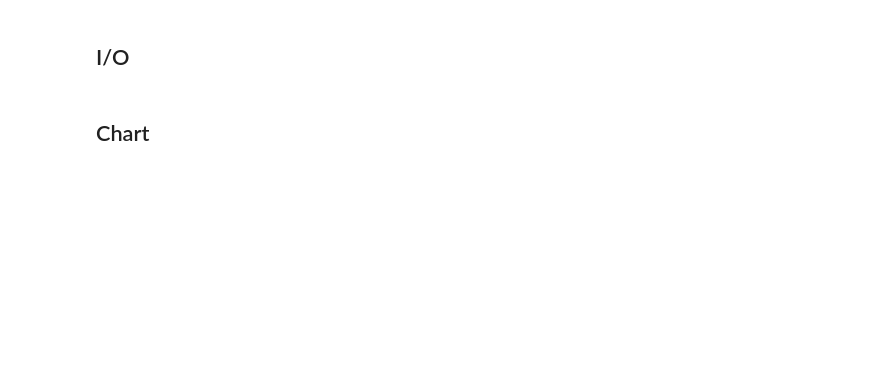
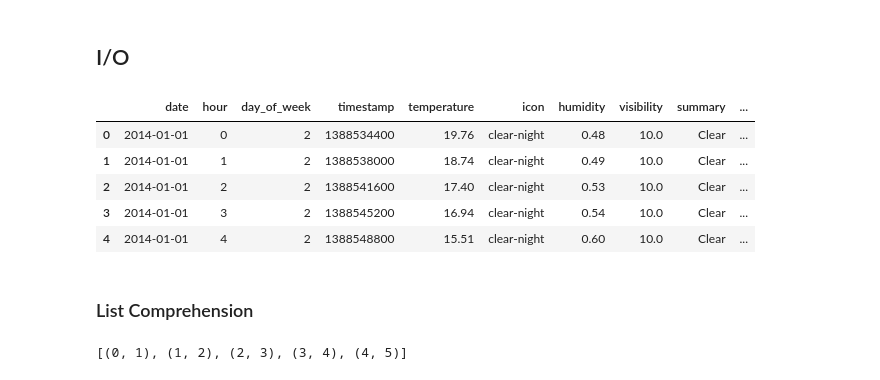
Before and after one commit to apollos92/jupyter, a Jupyter notebook: 02-01-Pandas.ipynb, the cells around one changed output. Drawn from its saved outputs; the diff is of its cells as text; code cells hidden in the pictures; blank space fills up the shorter version.

```diff
--- a/02-01-Pandas.ipynb
+++ b/02-01-Pandas.ipynb
@@ -500,4 +1384,19 @@ df3
 # %% [markdown]
 ## I/O
-# %% [markdown]
-## Chart
+# %%
+env_ts_01 = pd.read_csv('data/env_00.csv')
+# %%
+env_ts_01.head()
+# %% [output]
+|  | date | hour | day_of_week | timestamp | temperature | icon | humidity | visibility | summary | ... |
+| 0 | 2014-01-01 | 0 | 2 | 1388534400 | 19.76 | clear-night | 0.48 | 10.0 | Clear | ... |
+| 1 | 2014-01-01 | 1 | 2 | 1388538000 | 18.74 | clear-night | 0.49 | 10.0 | Clear | ... |
+| 2 | 2014-01-01 | 2 | 2 | 1388541600 | 17.40 | clear-night | 0.53 | 10.0 | Clear | ... |
+| 3 | 2014-01-01 | 3 | 2 | 1388545200 | 16.94 | clear-night | 0.54 | 10.0 | Clear | ... |
+| 4 | 2014-01-01 | 4 | 2 | 1388548800 | 15.51 | clear-night | 0.60 | 10.0 | Clear | ... |
+# %% [markdown]
+### List Comprehension
+# %%
+[(x,x+1) for x in range(0,5)]
+# %% [output]
+[(0, 1), (1, 2), (2, 3), (3, 4), (4, 5)]
```
Also changed, not shown: parts of 178 cells of this notebook, 11 other files.
